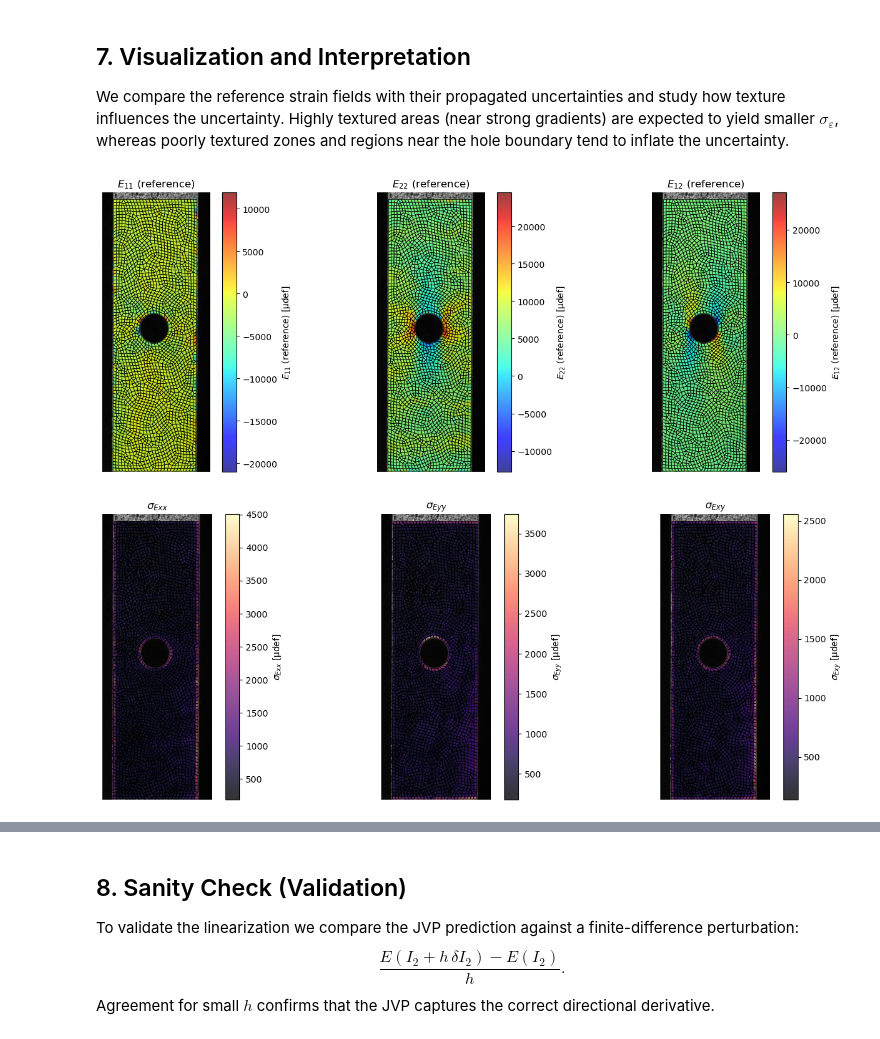
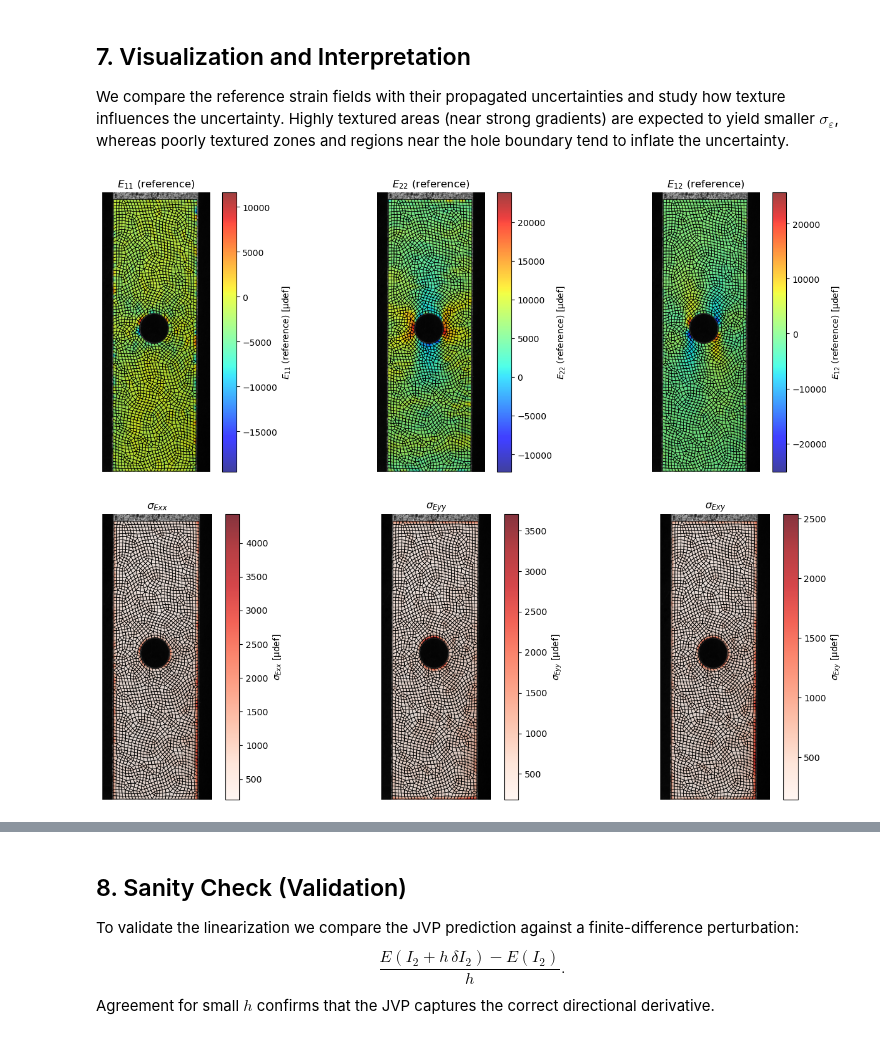
Before and after one commit to EmileRouxSMB/D2IC, a Jupyter notebook: doc/11_Advanced_Use_Uncertainty_Propagation.ipynb, the cells around one changed output, grey strips where cells are left out. Saved outputs shown, nothing was run; the diff lists cells and outputs as text; code cells hidden in the pictures.

Commit message:
an advanced case

```diff
--- a/doc/11_Advanced_Use_Uncertainty_Propagation.ipynb
+++ b/doc/11_Advanced_Use_Uncertainty_Propagation.ipynb
@@ -59,8 +45,21 @@ PosixPath('/workspaces/08_dic')
 ## 2. Reference DIC Solution
 We first reproduce the full DIC workflow used in *Simple2D_DIC.ipynb*: load the PlateHole images, generate the ROI mesh, estimate the initial displacement, run the global Gauss–Newton solver, apply a nodal refinement, and store the strain tensor $\varepsilon(u_\star)$ that serves as the linearization point.
 # %%
+repo_root = None
+current = Path.cwd().resolve()
+for candidate in (current, *current.parents):
+    img_root = candidate / "doc" / "img" / "PlateHole"
+    if img_root.exists():
+        repo_root = candidate
+        break
+if repo_root is None:
+    raise FileNotFoundError(
+        "Could not locate the repository root (doc/img/PlateHole folder missing)."
+    )
+
 img_dir = repo_root / "doc" / "img" / "PlateHole"
-out_dir = repo_root / "CoorJAx" / "doc" / "_outputs"
+out_dir = Path("./_outputs")
+
 out_dir.mkdir(exist_ok=True)
 
 im_ref = imread(img_dir / "ohtcfrp_00.tif").astype(np.float32)
@@ -261,17 +262,11 @@ def to_micro(values):
     return strain_scale * values
 
 
-def plot_scalar_field(ax, values, title, cmap="jet", alpha=0.75):
+def plot_scalar_field(ax, nodal_values, title, cmap="jet", alpha=0.75):
     ax.imshow(plotter_ref.background_image, cmap="gray", origin="lower", alpha=1.0)
-    mesh = ax.tripcolor(
-        plotter_ref.triangulation,
-        values,
-        shading="gouraud",
-        cmap=cmap,
-        alpha=alpha,
-        edgecolors="none",
-        linewidth=0.0,
-    )
+    field_map = plotter_ref._interpolate_scalar_field(np.asarray(nodal_values))
+    masked = np.ma.array(field_map, mask=~np.isfinite(field_map))
+    mesh = ax.imshow(masked, cmap=cmap, origin="lower", alpha=alpha)
     quad_mesh = plotter_ref._quad_mesh_collection()
     if quad_mesh is not None:
         ax.add_collection(quad_mesh)
@@ -490,24 +485,25 @@ We compare the reference strain fields with their propagated uncertainties and s
 # %%
 fig, axes = plt.subplots(1, 3, figsize=(15, 5), sharex=True, sharey=True)
 for ax, name in zip(axes, component_names):
     values = reference_strain_from_ad[name]
     title = plotter_ref._latex_label(name, "strain") + " (reference)"
     mesh = plot_scalar_field(ax, values, title)
     fig.colorbar(mesh, ax=ax, fraction=0.046, pad=0.04, label=f"{title} [{strain_unit_label}]")
 plt.tight_layout()
 plt.show()
 
 fig, axes = plt.subplots(1, 3, figsize=(15, 5), sharex=True, sharey=True)
 for ax, name in zip(axes, component_names):
     values = std_strain_fields[name]
     title = rf"$\sigma_{{{name}}}$"
-    mesh = plot_scalar_field(ax, values, title, cmap="magma", alpha=0.8)
+    mesh = plot_scalar_field(ax, values, title, cmap="Reds", alpha=0.8)
     fig.colorbar(mesh, ax=ax, fraction=0.046, pad=0.04, label=f"{title} [{strain_unit_label}]")
 plt.tight_layout()
+plt.savefig(out_dir / "Advanced_Use_Uncertainty_strain_std.png", dpi=300)
 plt.show()
 # %% [output]
-[figure, old version]
+[figure, new version]
-[figure, old version]
+[figure, new version]
 # %%
 # Texture-based masks (simple gradient magnitude on I1)
 gradx_ref, grady_ref = central_differences(jnp.asarray(im_ref))
```
Also changed, not shown: parts of 8 cells of this notebook.
